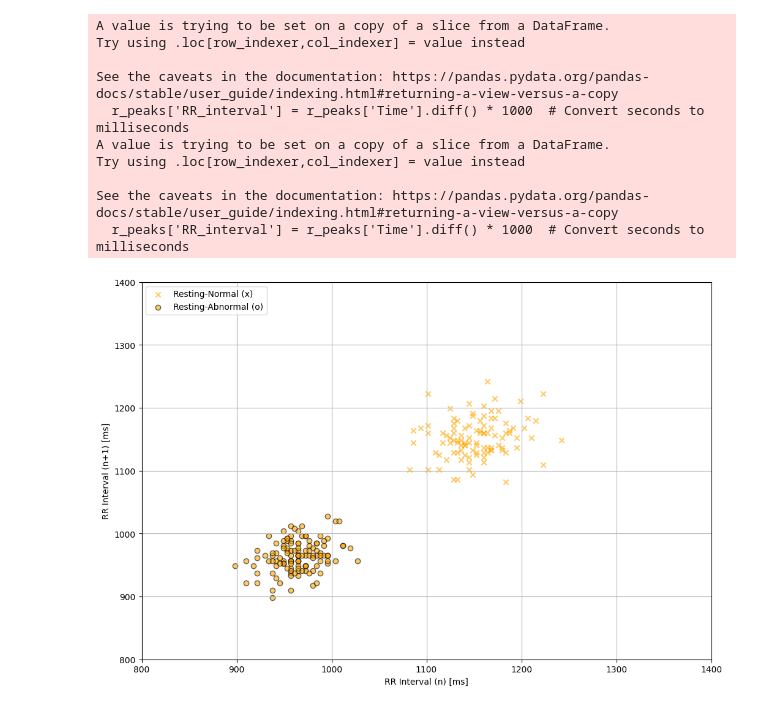
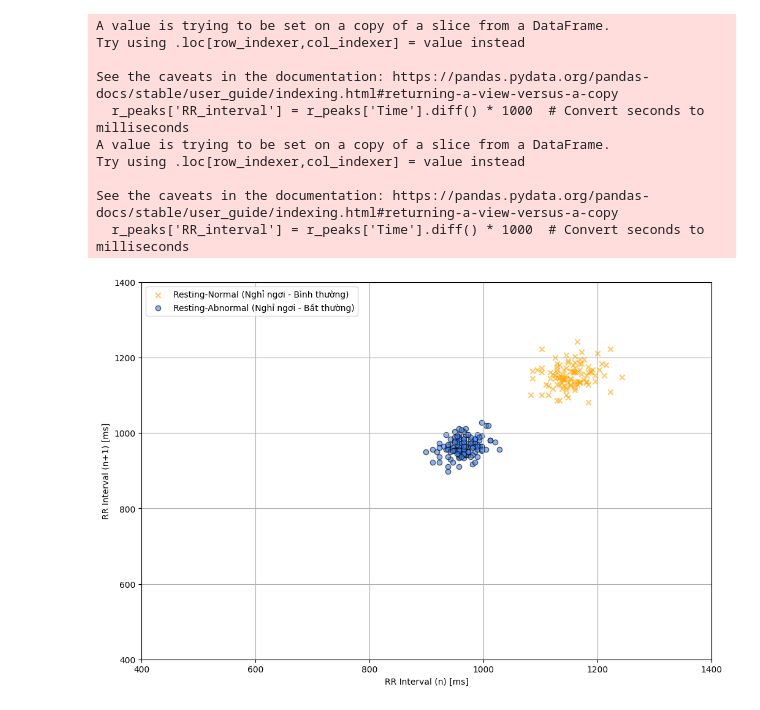
Before and after one commit to ductan2003/Coronary_Heart_Disease_Detection, a Jupyter notebook: Visualize/Pointcare Visualize.ipynb, the cells around one changed output. Saved outputs shown, nothing was run; the diff lists cells and outputs as text; code cells hidden in the pictures.

```diff
--- a/Visualize/Pointcare Visualize.ipynb
+++ b/Visualize/Pointcare Visualize.ipynb
@@ -31,32 +31,39 @@ def get_data(file_path):
 # %%
 file_path_rn = './2024-11-06T17_45_41.766656800Z_0_Resting-Normal.csv'
 file_path_ra = './2024-11-06T18_21_14.382059100Z_1_Resting-Abnormal.csv'
 
 rr_intervals_x_rn, rr_intervals_y_rn = get_data(file_path_rn)
 rr_intervals_x_ra, rr_intervals_y_ra = get_data(file_path_ra)
-xmin, xmax = 800, 1400
+xmin, xmax = 400, 1400
 ymin, ymax = xmin, xmax  # Keep the plot square for better visualization
 
 plt.figure(figsize=(12, 8))
-plt.scatter(rr_intervals_x_rn, rr_intervals_y_rn, alpha=0.6, edgecolor='k', color='orange', marker='x', label="Resting-Normal (x)")
-plt.scatter(rr_intervals_x_ra, rr_intervals_y_ra, alpha=0.6, edgecolor='k', color='orange', marker='o', label="Resting-Abnormal (o)")
+plt.scatter(rr_intervals_x_rn, rr_intervals_y_rn, alpha=0.6, edgecolor='k', color='orange', marker='x', label="Resting-Normal (Nghỉ ngơi - Bình thường)")
+plt.scatter(rr_intervals_x_ra, rr_intervals_y_ra, alpha=0.6, edgecolor='k', color='#4285f4', marker='o', label="Resting-Abnormal (Nghỉ ngơi - Bất thường)")
 # plt.title("Point Care Plot of RR Intervals")
+
+# Set grid with 30x30 intervals
+# grid_spacing = (1400-400)/30
+# plt.xticks(np.arange(xmin, xmax + grid_spacing, grid_spacing))
+# plt.yticks(np.arange(ymin, ymax + grid_spacing, grid_spacing))
+# plt.grid(which='both', linestyle='--', linewidth=0.5, alpha=0.7)
+
 plt.xlabel("RR Interval (n) [ms]")
 plt.ylabel("RR Interval (n+1) [ms]")
 plt.grid(True)
 plt.xlim(xmin, xmax)
 plt.ylim(ymin, ymax)
 plt.legend(title="", loc='upper left')
 plt.show()
 # %% [output]
 A value is trying to be set on a copy of a slice from a DataFrame.
 Try using .loc[row_indexer,col_indexer] = value instead
 
 See the caveats in the documentation: https://pandas.pydata.org/pandas-docs/stable/user_guide/indexing.html#returning-a-view-versus-a-copy
   r_peaks['RR_interval'] = r_peaks['Time'].diff() * 1000  # Convert seconds to milliseconds
 A value is trying to be set on a copy of a slice from a DataFrame.
 Try using .loc[row_indexer,col_indexer] = value instead
 
 See the caveats in the documentation: https://pandas.pydata.org/pandas-docs/stable/user_guide/indexing.html#returning-a-view-versus-a-copy
   r_peaks['RR_interval'] = r_peaks['Time'].diff() * 1000  # Convert seconds to milliseconds
-[figure, old version]
+[figure, new version]
```
Also changed, not shown: 5 other files.
